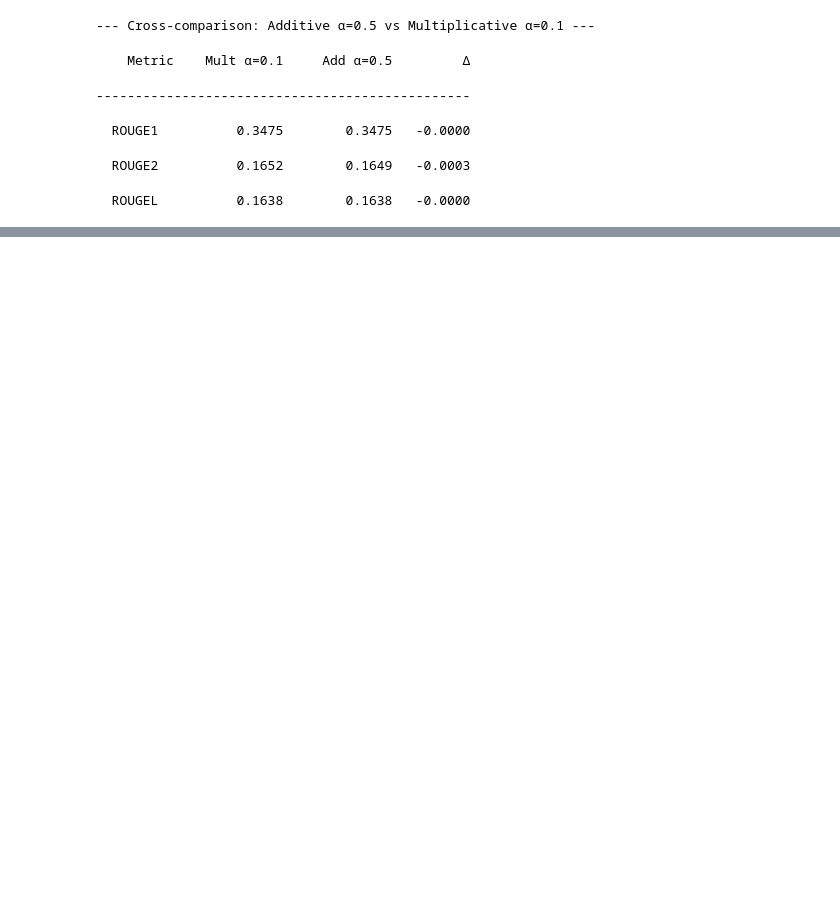
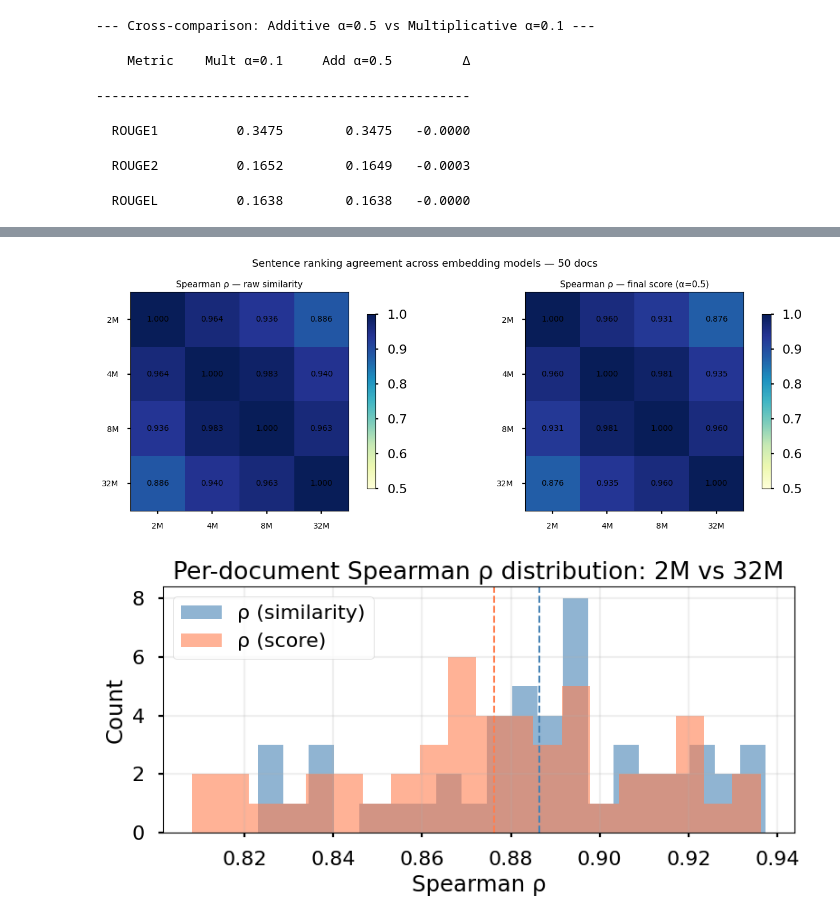
Before and after one commit to lgarma/SentenceMapper, a Jupyter notebook: example.ipynb, the cells around one changed output, grey strips where cells are left out. Saved outputs shown, nothing was run; the diff lists cells and outputs as text; code cells hidden in the pictures; blank space fills up the shorter version.

```diff
--- a/example.ipynb
+++ b/example.ipynb
@@ -779,0 +1127,60 @@ Avg tokens                2580.9600         2581.1400           0.1800
+# %%
+# ── Spearman ρ heatmap: similarity ranking agreement ──
+
+fig, axes = plt.subplots(1, 2, figsize=(14, 5))
+
+for ax, signal, title in [
+    (axes[0], "sim", "Spearman ρ — raw similarity"),
+    (axes[1], "score", f"Spearman ρ — final score (α={ALPHA})"),
+]:
+    # Build symmetric matrix
+    n = len(model_shorts)
+    mat = np.ones((n, n))
+    for a_idx in range(n):
+        for b_idx in range(a_idx + 1, n):
+            a, b = model_shorts[a_idx], model_shorts[b_idx]
+            val = df_spearman[f"spearman_{signal}_{a}_vs_{b}"].mean()
+            mat[a_idx, b_idx] = val
+            mat[b_idx, a_idx] = val
+
+    im = ax.imshow(mat, vmin=0.5, vmax=1.0, cmap="YlGnBu", aspect="equal")
+    ax.set_xticks(range(n))
+    ax.set_yticks(range(n))
+    labels = [s.replace("potion-base-", "") for s in model_shorts]
+    ax.set_xticklabels(labels, fontsize=10)
+    ax.set_yticklabels(labels, fontsize=10)
+    ax.set_title(title, fontsize=11)
+
+    # Annotate cells
+    for ii in range(n):
+        for jj in range(n):
+            ax.text(jj, ii, f"{mat[ii, jj]:.3f}", ha="center", va="center",
+                    fontsize=10, color="white" if mat[ii, jj] < 0.75 else "black")
+
+    plt.colorbar(im, ax=ax, shrink=0.8)
+
+fig.suptitle(
+    f"Sentence ranking agreement across embedding models — {len(df_spearman)} docs",
+    fontsize=13,
+)
+plt.tight_layout()
+plt.show()
+
+# ── Distribution of per-document Spearman ρ (2M vs 32M) ──
+fig2, ax2 = plt.subplots(figsize=(8, 4))
+col_sim = f"spearman_sim_potion-base-2M_vs_potion-base-32M"
+col_score = f"spearman_score_potion-base-2M_vs_potion-base-32M"
+ax2.hist(df_spearman[col_sim], bins=20, alpha=0.6, label="ρ (similarity)", color="steelblue")
+ax2.hist(df_spearman[col_score], bins=20, alpha=0.6, label="ρ (score)", color="coral")
+ax2.axvline(df_spearman[col_sim].mean(), color="steelblue", linestyle="--", linewidth=1.5)
+ax2.axvline(df_spearman[col_score].mean(), color="coral", linestyle="--", linewidth=1.5)
+ax2.set_xlabel("Spearman ρ")
+ax2.set_ylabel("Count")
+ax2.set_title("Per-document Spearman ρ distribution: 2M vs 32M")
+ax2.legend()
+ax2.grid(True, alpha=0.2)
+plt.tight_layout()
+plt.show()
+# %% [output]
+[figure, added]
+[figure, added]
```
Also changed, not shown: parts of 17 cells of this notebook, 4 other files.
